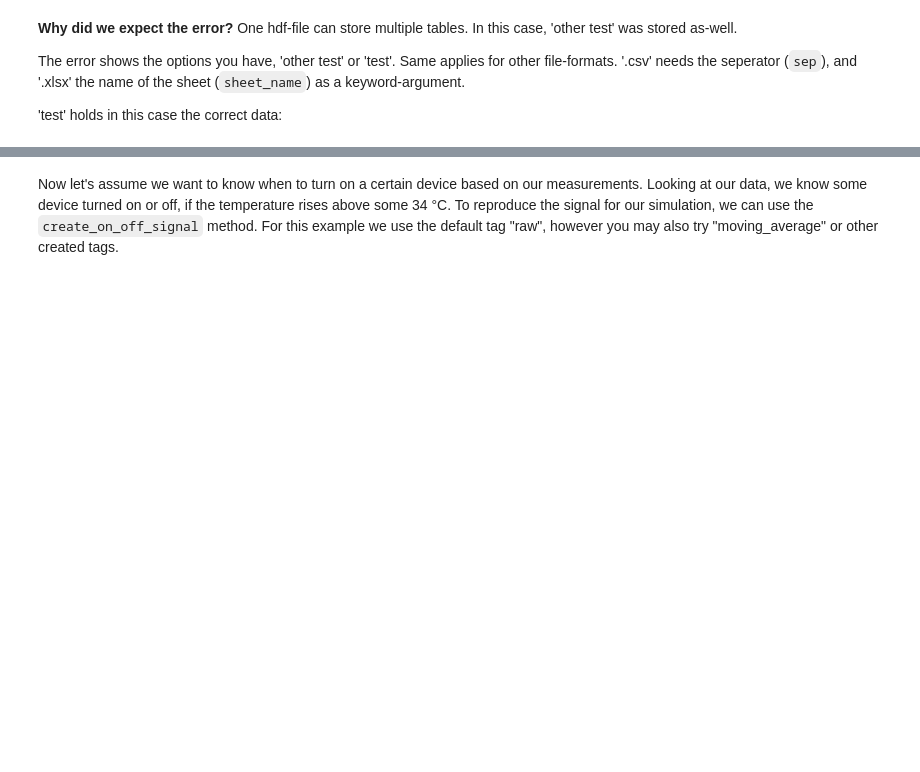
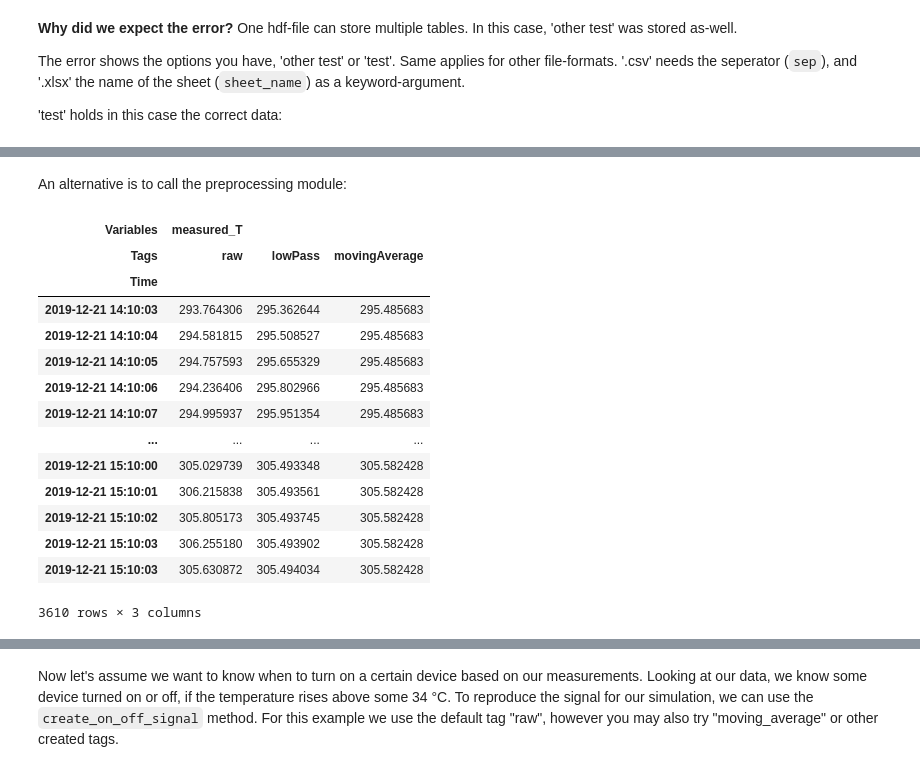
Before and after one commit to RWTH-EBC/ebcpy, a Jupyter notebook: tutorial/tutorial.ipynb, the cells around one changed output, grey strips where cells are left out. Cells and saved outputs as stored; diff of their text form; code cells hidden in the pictures; blank space fills up the shorter version.

```diff
--- a/tutorial/tutorial.ipynb
+++ b/tutorial/tutorial.ipynb
@@ -54,3 +84,23 @@ We want to manipulate only the values in the DataFrame. Therefore we need to fir
+# %% [markdown]
+An alternative is to call the preprocessing module:
+# %%
+tsd
+# %% [output]
+| Variables | measured_T |  |  |
+| Tags | raw | lowPass | movingAverage |
+| Time |  |  |  |
+| 2019-12-21 14:10:03 | 293.764306 | 295.362644 | 295.485683 |
+| 2019-12-21 14:10:04 | 294.581815 | 295.508527 | 295.485683 |
+| 2019-12-21 14:10:05 | 294.757593 | 295.655329 | 295.485683 |
+| 2019-12-21 14:10:06 | 294.236406 | 295.802966 | 295.485683 |
+| 2019-12-21 14:10:07 | 294.995937 | 295.951354 | 295.485683 |
+| ... | ... | ... | ... |
+| 2019-12-21 15:10:00 | 305.029739 | 305.493348 | 305.582428 |
+| 2019-12-21 15:10:01 | 306.215838 | 305.493561 | 305.582428 |
+| 2019-12-21 15:10:02 | 305.805173 | 305.493745 | 305.582428 |
+| 2019-12-21 15:10:03 | 306.255180 | 305.493902 | 305.582428 |
+| 2019-12-21 15:10:03 | 305.630872 | 305.494034 | 305.582428 |
+3610 rows × 3 columns
 # %%
 from ebcpy import preprocessing
 # Extract the column of interest to get the trajectory or array for processing
```
Also changed, not shown: parts of 17 cells of this notebook, 8 other files.
